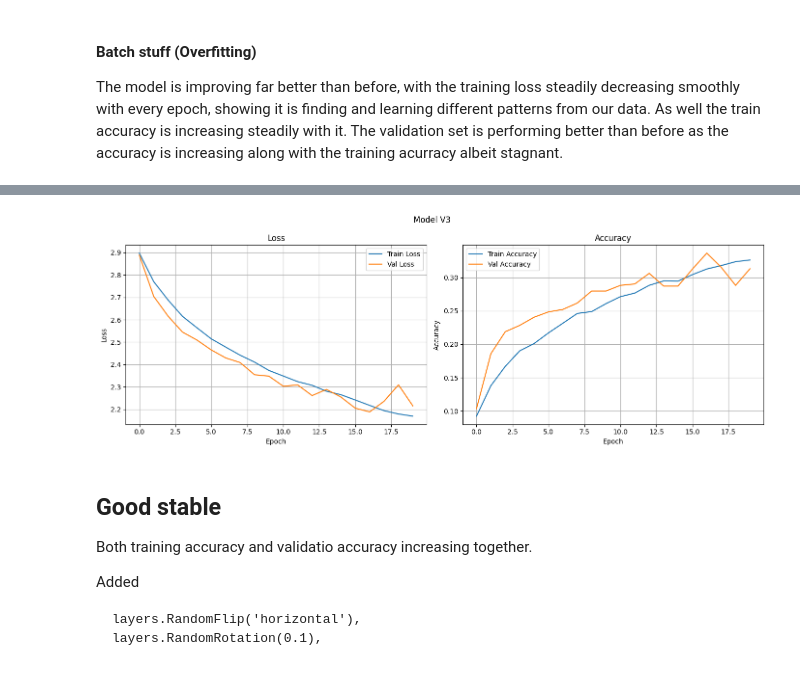
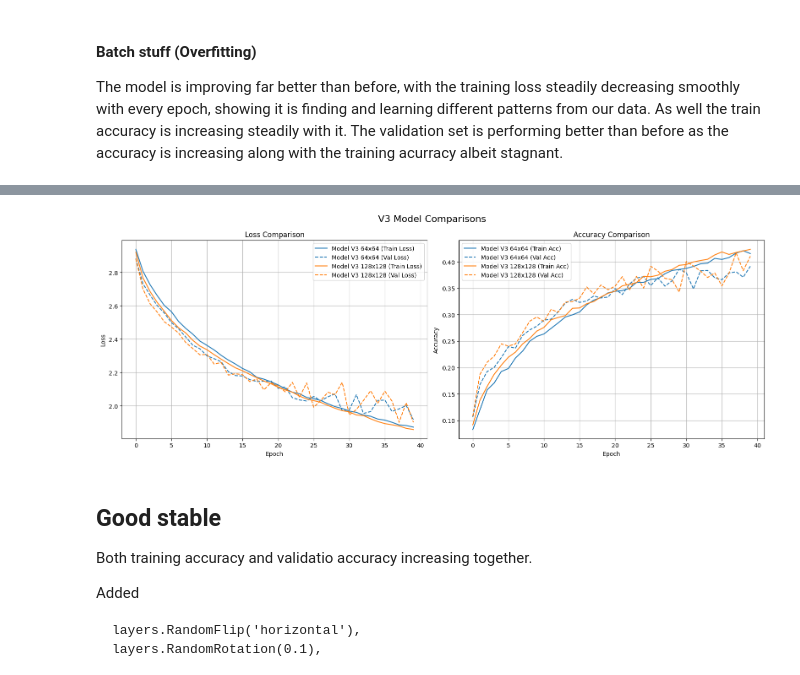
Before and after one commit to McDonaghMichael/MachineLearningNotebook, a Jupyter notebook: project/project.ipynb, the cells around one changed output, grey strips where cells are left out. Cells and saved outputs as stored; diff of their text form; code cells hidden in the pictures.

```diff
--- a/project/project.ipynb
+++ b/project/project.ipynb
@@ -12,7 +12,7 @@ import pandas as pd
 
 STUDENT_SEED = 421944
 IMAGE_SIZE = (128, 128)
-IMAGE_SIZE_ALTERNATIVE = (244, 244)
+IMAGE_SIZE_ALTERNATIVE = (64, 64)
 BATCH_SIZE = 32
 NUM_CLASSES = 19
 
@@ -27,6 +27,7 @@ Requirement already satisfied: MarkupSafe>=2.0 in /home/michael/miniconda3/lib/p
 [PhysicalDevice(name='/physical_device:GPU:0', device_type='GPU')]
 # %%
 model_performance_tracker = {}
+model_histories = {}
 # %% [markdown]
 ## Helper Functions
 
@@ -379,7 +380,7 @@ model_performance_tracker["Baseline CNN"] = {
     "Total Time (s)": round(total_time, 2),
     "Time/Epoch (s)": round(total_time / EPOCHS, 2),
     "Epochs": EPOCHS,
-    "Image Size:" IMAGE_SIZE,
+    "Image Size": IMAGE_SIZE,
     "Final Train Acc": round(baseline_model_history.history['accuracy'][-1], 4),
     "Final Val Acc": round(baseline_model_history.history['val_accuracy'][-1], 4),
     "Final Train Loss": round(baseline_model_history.history['loss'][-1], 4),
@@ -416,11 +399,8 @@ plot_history(baseline_model_history, title='Baseline CNN')
 
 So as mentioned above, the model is struggling to generalise on unseen data from our validation set, instead is memorising training patterns and images. To help combat this, I will be increasing the block count from 2 - 3, adding dropout at 0.5 and increasing the convolution layers to 2 before downsampling, to hopefully allow to to extract more complex patterns.
 # %%
-# Just add this list and a loop at the top
 for current_size in [IMAGE_SIZE, IMAGE_SIZE_ALTERNATIVE]:
 
-    # 1. Pass current_size to your model build
-    # Note: Added layers.Resizing here to "force" the size as requested
     deeper_model = keras.Sequential([
         layers.Input(shape=(128, 128, 3)),
         layers.Resizing(current_size[0], current_size[1]),
@@ -451,7 +431,9 @@ for current_size in [IMAGE_SIZE, IMAGE_SIZE_ALTERNATIVE]:
     )
 
     start_time = time.time()
+
     EPOCHS = 20
+
     deeper_model_history = deeper_model.fit(
         train_ds,
         validation_data=val_ds,
@@ -462,14 +444,16 @@ for current_size in [IMAGE_SIZE, IMAGE_SIZE_ALTERNATIVE]:
     end_time = time.time()
     total_time = end_time - start_time
 
-    # Use the current_size in the dictionary key to keep them separate
     tracker_key = f"Model V2 ({current_size[0]}x{current_size[1]})"
 
+    history_key = f"V2_{current_size[0]}x{current_size[1]}"
+    model_histories[history_key] = deeper_model_history
+
     model_performance_tracker[tracker_key] = {
-        "Image Size": current_size, # This stores the size used
         "Total Time (s)": round(total_time, 2),
         "Time/Epoch (s)": round(total_time / EPOCHS, 2),
         "Epochs": EPOCHS,
+        "Image Size": current_size,
         "Final Train Acc": round(deeper_model_history.history['accuracy'][-1], 4),
         "Final Val Acc": round(deeper_model_history.history['val_accuracy'][-1], 4),
         "Final Train Loss": round(deeper_model_history.history['loss'][-1], 4),
@@ -628,7 +620,12 @@ Epoch 20/20
 # %%
-plot_history(cnn_deeper_net_model_history, title='Model V3')
+v3_models = {
+    'Model V3 64x64': model_histories["V3_64x64"],
+    "Model V3 128x128": model_histories["V3_128x128"]
+}
+
+plot_model_comparison(v3_models, title="V3 Model Comparisons")
 # %% [output]
-[figure, old version]
+[figure, new version]
 # %% [markdown]
 ## Good stable
 
```
Also changed, not shown: parts of 16 cells of this notebook.
